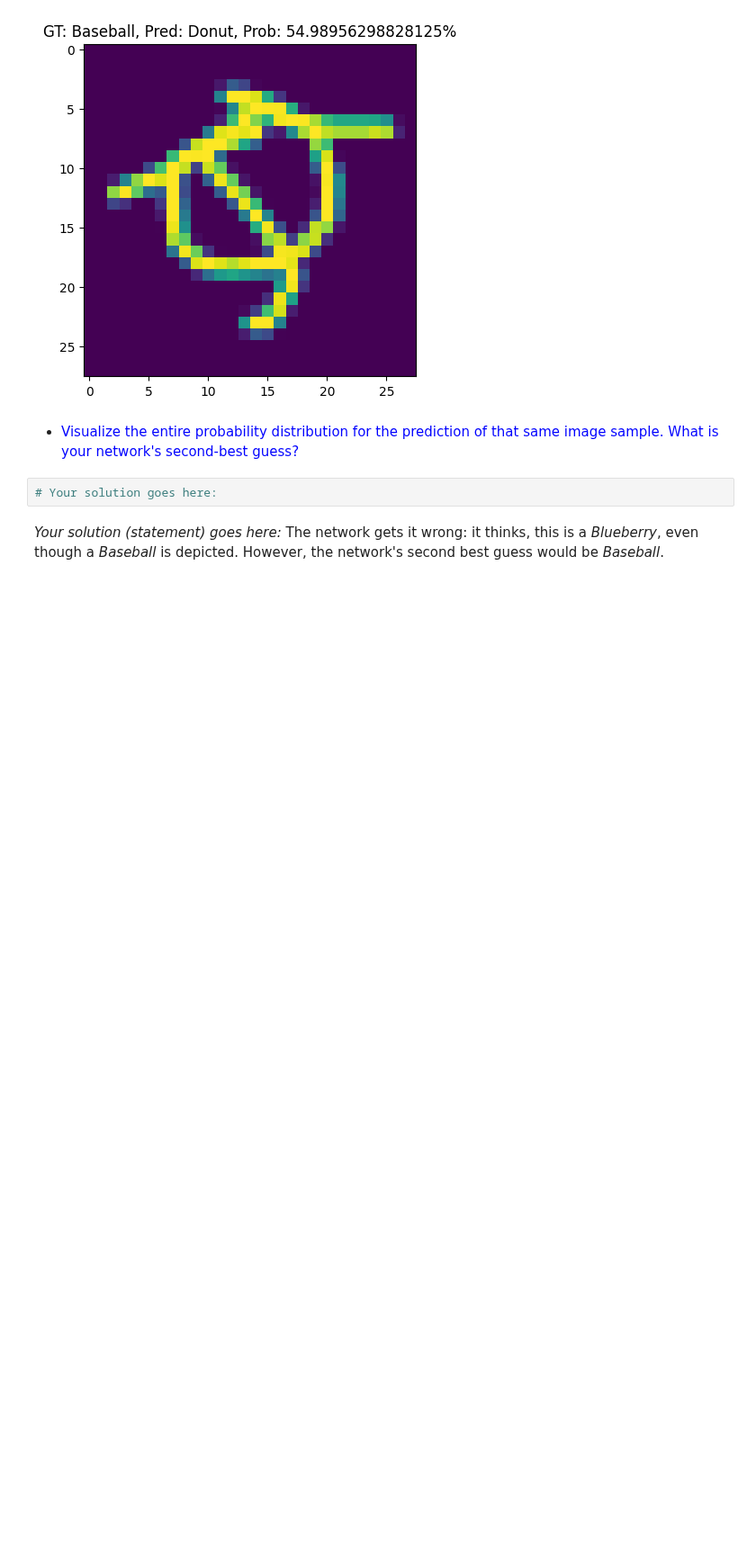
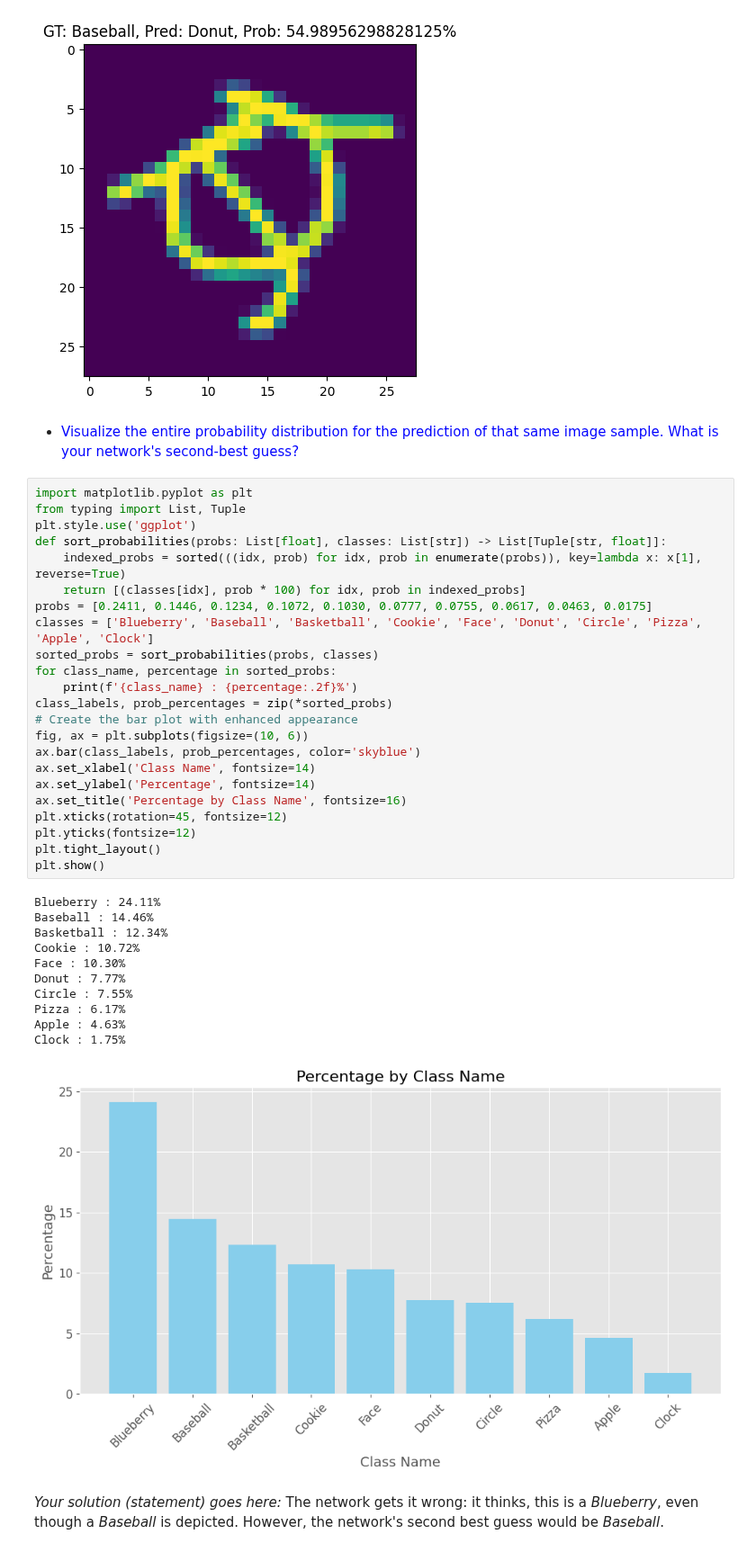
Before and after one commit to muazzamaqeel/DeepLearning, a Jupyter notebook: University_Work/Group-Work/CNN/Assignment/05d_CNN_Ex.ipynb, the cells around one changed output. Shown at 90% size. Drawn from its saved outputs; the diff is of its cells as text; blank space fills up the shorter version.

```diff
--- a/University_Work/Group-Work/CNN/Assignment/05d_CNN_Ex.ipynb
+++ b/University_Work/Group-Work/CNN/Assignment/05d_CNN_Ex.ipynb
@@ -334,8 +334,41 @@ plt.show()
 [figure]
 # %% [markdown]
 * <div style="color:blue">Visualize the entire probability distribution for the prediction of that same image sample. What is your network's second-best guess?</div>
-# %%
-# Your solution goes here:
+# %%
+import matplotlib.pyplot as plt
+from typing import List, Tuple
+plt.style.use('ggplot')
+def sort_probabilities(probs: List[float], classes: List[str]) -> List[Tuple[str, float]]:
+    indexed_probs = sorted(((idx, prob) for idx, prob in enumerate(probs)), key=lambda x: x[1], reverse=True)
+    return [(classes[idx], prob * 100) for idx, prob in indexed_probs]
+probs = [0.2411, 0.1446, 0.1234, 0.1072, 0.1030, 0.0777, 0.0755, 0.0617, 0.0463, 0.0175]
+classes = ['Blueberry', 'Baseball', 'Basketball', 'Cookie', 'Face', 'Donut', 'Circle', 'Pizza', 'Apple', 'Clock']
+sorted_probs = sort_probabilities(probs, classes)
+for class_name, percentage in sorted_probs:
+    print(f'{class_name} : {percentage:.2f}%')
+class_labels, prob_percentages = zip(*sorted_probs)
+# Create the bar plot with enhanced appearance
+fig, ax = plt.subplots(figsize=(10, 6))
+ax.bar(class_labels, prob_percentages, color='skyblue')
+ax.set_xlabel('Class Name', fontsize=14)
+ax.set_ylabel('Percentage', fontsize=14)
+ax.set_title('Percentage by Class Name', fontsize=16)
+plt.xticks(rotation=45, fontsize=12)
+plt.yticks(fontsize=12)
+plt.tight_layout()
+plt.show()
+# %% [output]
+Blueberry : 24.11%
+Baseball : 14.46%
+Basketball : 12.34%
+Cookie : 10.72%
+Face : 10.30%
+Donut : 7.77%
+Circle : 7.55%
+Pizza : 6.17%
+Apple : 4.63%
+Clock : 1.75%
+[figure, added]
 # %% [markdown]
 *Your solution (statement) goes here:* The network gets it wrong: it thinks, this is a *Blueberry*, even though a *Baseball* is depicted. However, the network's second best guess would be *Baseball*.
 # %%
```
